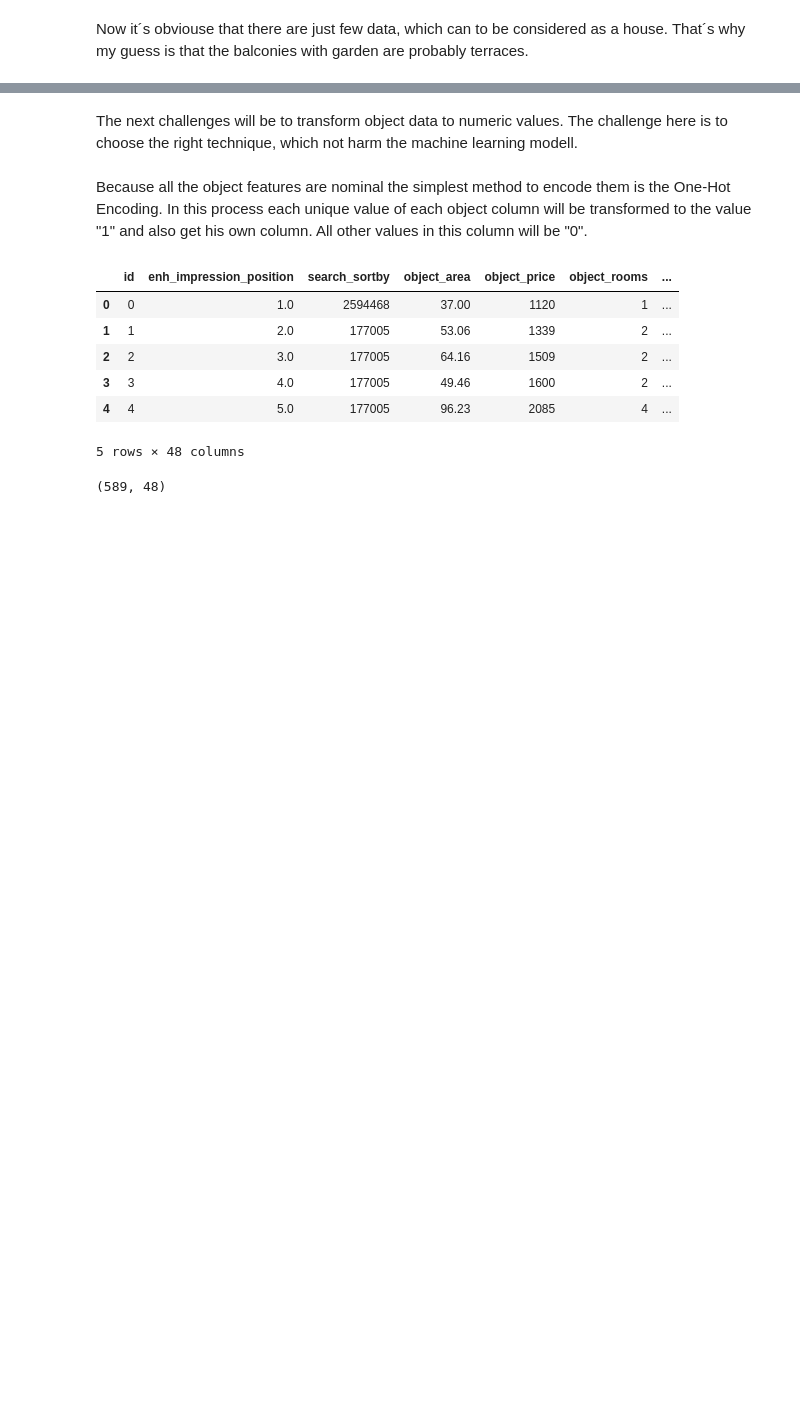
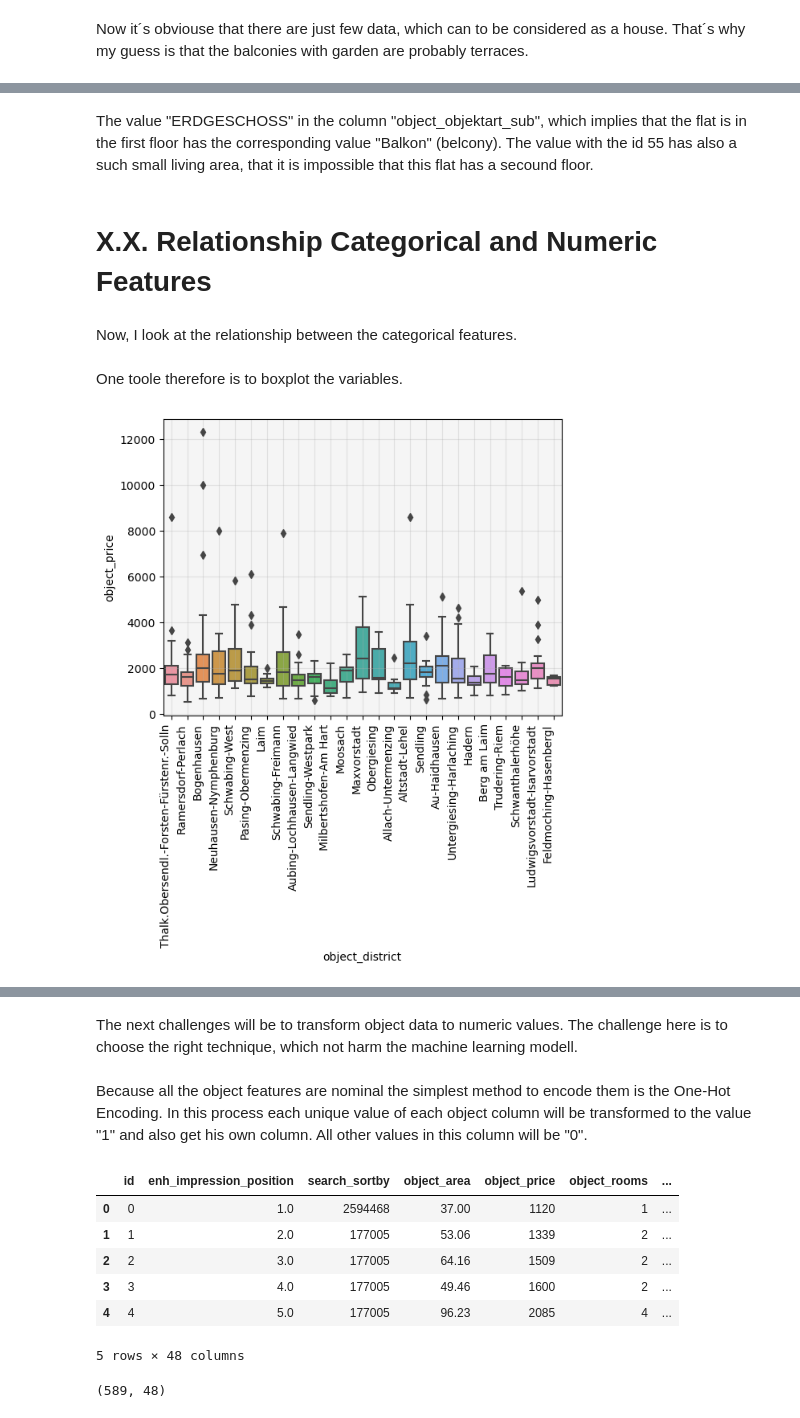
Before and after one commit to maximkiesel1/Machine_Learning_Rent_Prediction, a Jupyter notebook: Part_Two_EDA.ipynb, the cells around one changed output, grey strips where cells are left out. Cells and saved outputs as stored; diff of their text form; code cells hidden in the pictures; blank space fills up the shorter version.

```diff
--- a/Part_Two_EDA.ipynb
+++ b/Part_Two_EDA.ipynb
@@ -379,0 +381,17 @@ The value "ERDGESCHOSS" in the column "object_objektart_sub", which implies that
+# %% [markdown]
+The value "ERDGESCHOSS" in the column "object_objektart_sub", which implies that the flat is in the first floor has the corresponding value "Balkon" (belcony). The value with the id 55 has also a such small living area, that it is impossible that this flat has a secound floor.
+# %% [markdown]
+# X.X. Relationship Categorical and Numeric Features
+# %% [markdown]
+Now, I look at the relationship between the categorical features.
+# %% [markdown]
+One toole therefore is to boxplot the variables.
+# %%
+ax= plt.subplot()
+sns.boxplot(data = df5, x = 'object_district', y = 'object_price')
+plt.setp(ax.get_xticklabels(), rotation=90, ha='right')
+plt.grid(alpha=0.3)
+ax.set_facecolor("whitesmoke")
+plt.show()
+# %% [output]
+[figure, added]
```
Also changed, not shown: parts of 51 cells of this notebook.
